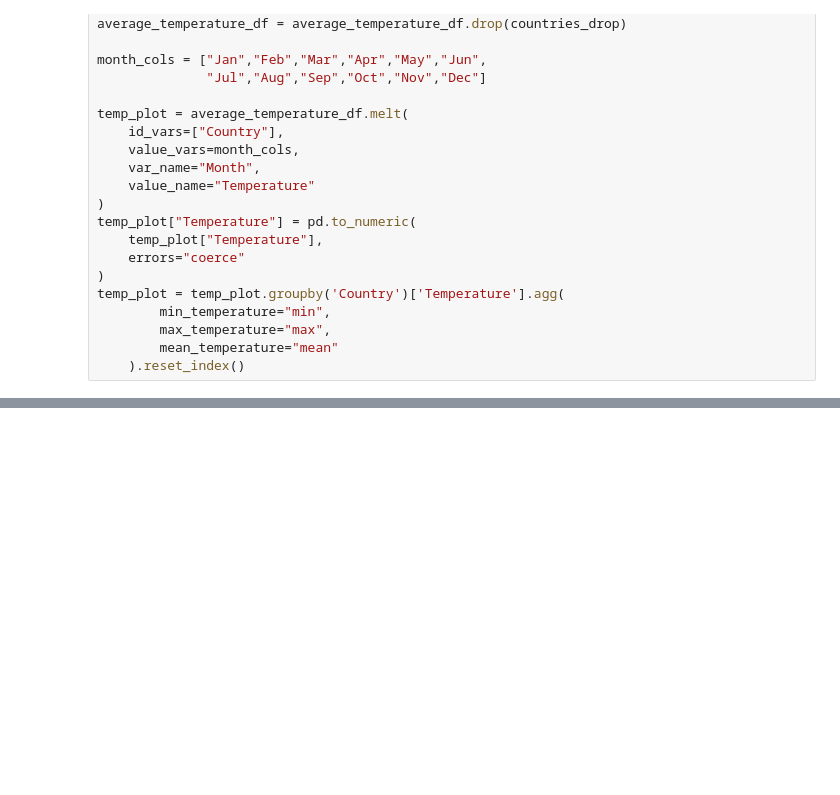
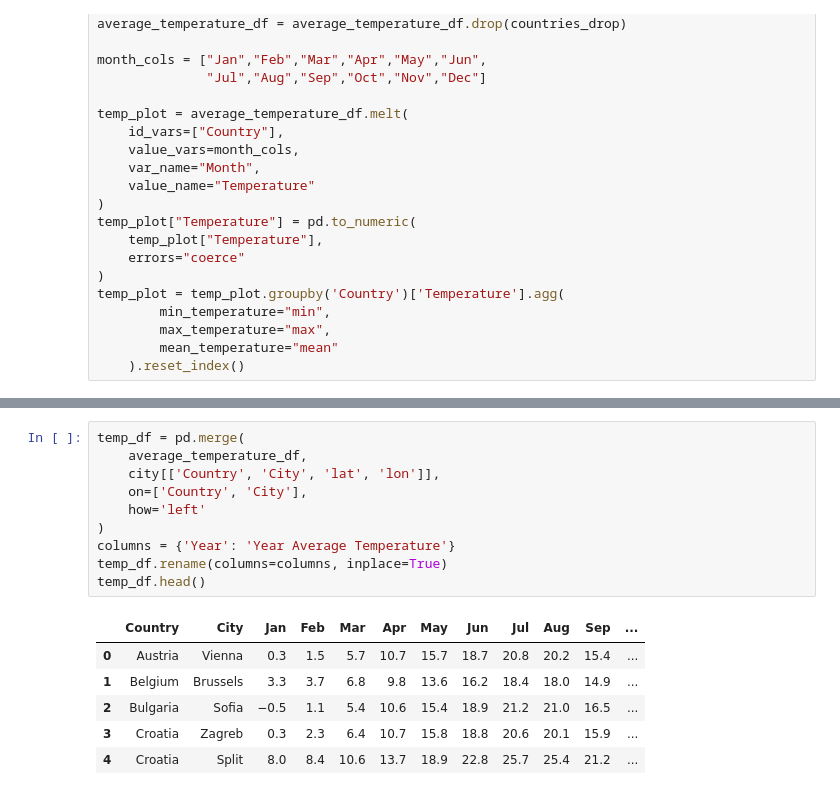
Before and after one commit to amdbsilva/Programming-for-Data-Science-Project, a Jupyter notebook: PDS_project.ipynb, the cells around one changed output, grey strips where cells are left out. Drawn from its saved outputs; the diff is of its cells as text; blank space fills up the shorter version.

```diff
--- a/PDS_project.ipynb
+++ b/PDS_project.ipynb
@@ -1211,0 +1208,17 @@ The library used by the *country names* `locationmode` option is changing in an
+# %%
+temp_df = pd.merge(
+    average_temperature_df,
+    city[['Country', 'City', 'lat', 'lon']],
+    on=['Country', 'City'],
+    how='left'
+)
+columns = {'Year': 'Year Average Temperature'}
+temp_df.rename(columns=columns, inplace=True)
+temp_df.head()
+# %% [output]
+|  | Country | City | Jan | Feb | Mar | Apr | May | Jun | Jul | Aug | Sep | ... |
+| 0 | Austria | Vienna | 0.3 | 1.5 | 5.7 | 10.7 | 15.7 | 18.7 | 20.8 | 20.2 | 15.4 | ... |
+| 1 | Belgium | Brussels | 3.3 | 3.7 | 6.8 | 9.8 | 13.6 | 16.2 | 18.4 | 18.0 | 14.9 | ... |
+| 2 | Bulgaria | Sofia | −0.5 | 1.1 | 5.4 | 10.6 | 15.4 | 18.9 | 21.2 | 21.0 | 16.5 | ... |
+| 3 | Croatia | Zagreb | 0.3 | 2.3 | 6.4 | 10.7 | 15.8 | 18.8 | 20.6 | 20.1 | 15.9 | ... |
+| 4 | Croatia | Split | 8.0 | 8.4 | 10.6 | 13.7 | 18.9 | 22.8 | 25.7 | 25.4 | 21.2 | ... |
```
Also changed, not shown: parts of 4 cells of this notebook.
